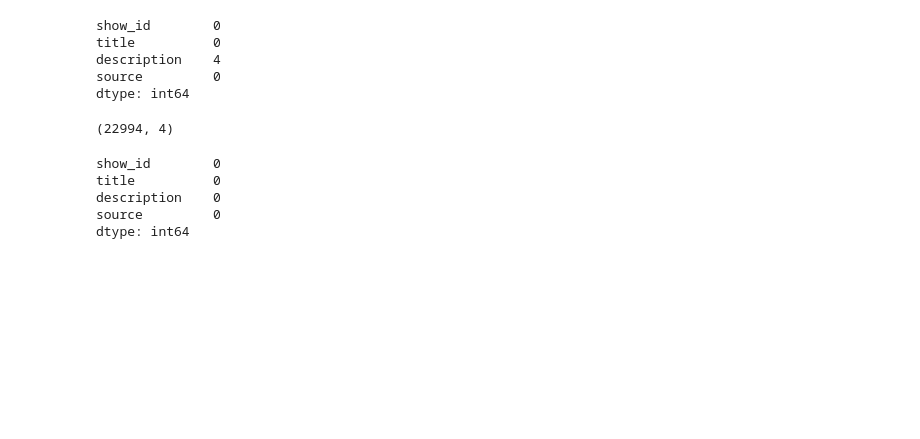
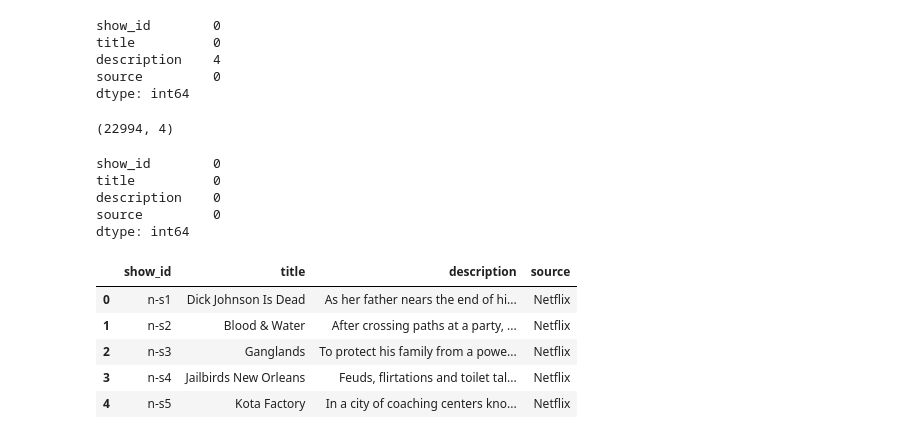
Before and after one commit to dseg27/Animeniacs, a Jupyter notebook: databases.ipynb, the cells around one changed output. Saved outputs shown, nothing was run; the diff lists cells and outputs as text; code cells hidden in the pictures; blank space fills up the shorter version.

```diff
--- a/databases.ipynb
+++ b/databases.ipynb
@@ -200,0 +159,9 @@ anime_df.to_csv('Resources/cleaned_sni')
+# %%
+live_action_df.head()
+# %% [output]
+|  | show_id | title | description | source |
+| 0 | n-s1 | Dick Johnson Is Dead | As her father nears the end of hi... | Netflix |
+| 1 | n-s2 | Blood & Water | After crossing paths at a party, ... | Netflix |
+| 2 | n-s3 | Ganglands | To protect his family from a powe... | Netflix |
+| 3 | n-s4 | Jailbirds New Orleans | Feuds, flirtations and toilet tal... | Netflix |
+| 4 | n-s5 | Kota Factory | In a city of coaching centers kno... | Netflix |
```
Also changed, not shown: parts of 9 cells of this notebook, 2 other files.
